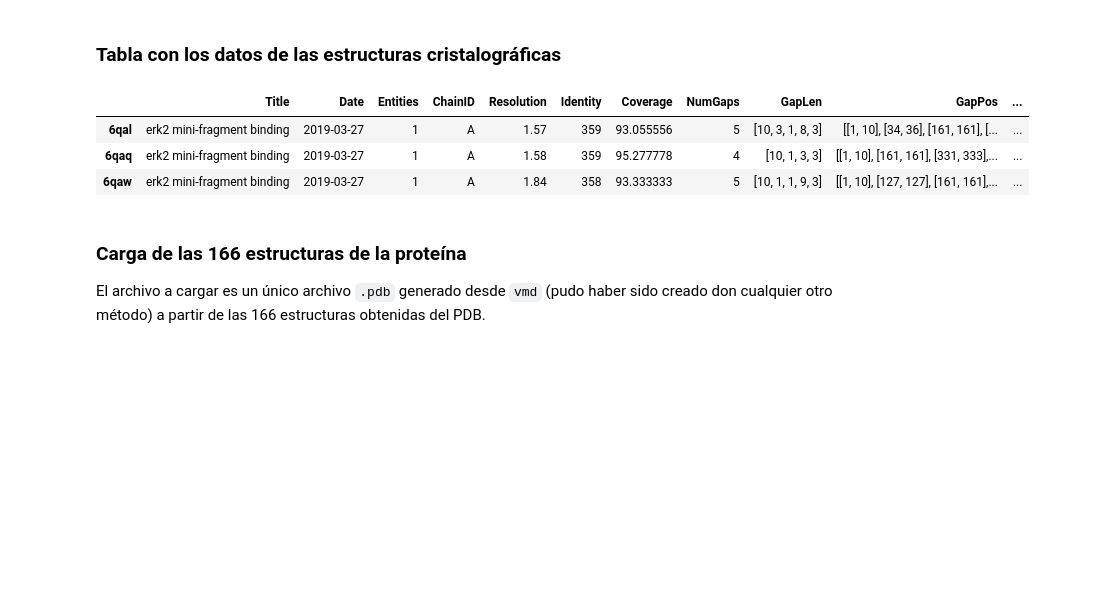
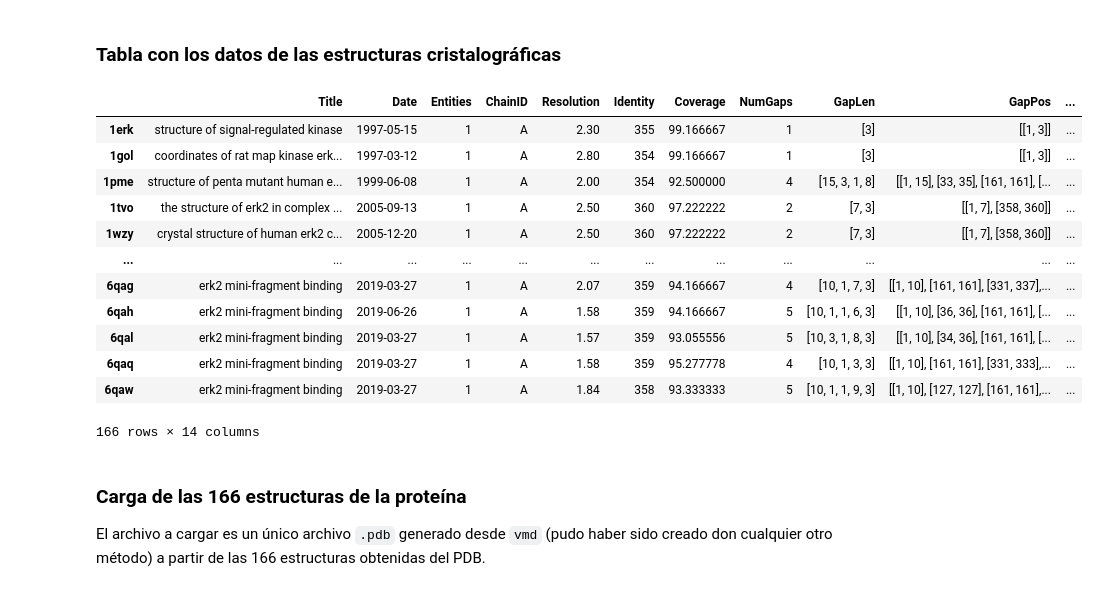
Before and after one commit to jRicciL/ERK2_notebooks, a Jupyter notebook: 3_Protein_Crystal_Ensembles/1_MDS_and_PCA_Crystal_Ensembles.ipynb, the cells around one changed output. Saved outputs shown, nothing was run; the diff lists cells and outputs as text; code cells hidden in the pictures; blank space fills up the shorter version.

```diff
--- a/3_Protein_Crystal_Ensembles/1_MDS_and_PCA_Crystal_Ensembles.ipynb
+++ b/3_Protein_Crystal_Ensembles/1_MDS_and_PCA_Crystal_Ensembles.ipynb
@@ -16,14 +16,23 @@ prot_name = 'erk2'
 # %%
 path_string_list = '../data/TABLA_MTDATA_ERK2_166_crys_LIGS_INFO.json'.split('/')
 path_to_json_file = glob.glob(os.path.join(*path_string_list))[0]
 
 df_prot = pd.read_json(path_to_json_file)
-df_prot.tail(3)
+df_prot
 # %% [output]
 |  | Title | Date | Entities | ChainID | Resolution | Identity | Coverage | NumGaps | GapLen | GapPos | ... |
+| 1erk | structure of signal-regulated kinase | 1997-05-15 | 1 | A | 2.30 | 355 | 99.166667 | 1 | [3] | [[1, 3]] | ... |
+| 1gol | coordinates of rat map kinase erk... | 1997-03-12 | 1 | A | 2.80 | 354 | 99.166667 | 1 | [3] | [[1, 3]] | ... |
+| 1pme | structure of penta mutant human e... | 1999-06-08 | 1 | A | 2.00 | 354 | 92.500000 | 4 | [15, 3, 1, 8] | [[1, 15], [33, 35], [161, 161], [... | ... |
+| 1tvo | the structure of erk2 in complex ... | 2005-09-13 | 1 | A | 2.50 | 360 | 97.222222 | 2 | [7, 3] | [[1, 7], [358, 360]] | ... |
+| 1wzy | crystal structure of human erk2 c... | 2005-12-20 | 1 | A | 2.50 | 360 | 97.222222 | 2 | [7, 3] | [[1, 7], [358, 360]] | ... |
+| ... | ... | ... | ... | ... | ... | ... | ... | ... | ... | ... | ... |
+| 6qag | erk2 mini-fragment binding | 2019-03-27 | 1 | A | 2.07 | 359 | 94.166667 | 4 | [10, 1, 7, 3] | [[1, 10], [161, 161], [331, 337],... | ... |
+| 6qah | erk2 mini-fragment binding | 2019-06-26 | 1 | A | 1.58 | 359 | 94.166667 | 5 | [10, 1, 1, 6, 3] | [[1, 10], [36, 36], [161, 161], [... | ... |
 | 6qal | erk2 mini-fragment binding | 2019-03-27 | 1 | A | 1.57 | 359 | 93.055556 | 5 | [10, 3, 1, 8, 3] | [[1, 10], [34, 36], [161, 161], [... | ... |
 | 6qaq | erk2 mini-fragment binding | 2019-03-27 | 1 | A | 1.58 | 359 | 95.277778 | 4 | [10, 1, 3, 3] | [[1, 10], [161, 161], [331, 333],... | ... |
 | 6qaw | erk2 mini-fragment binding | 2019-03-27 | 1 | A | 1.84 | 358 | 93.333333 | 5 | [10, 1, 1, 9, 3] | [[1, 10], [127, 127], [161, 161],... | ... |
+166 rows × 14 columns
 # %% [markdown]
 ### Carga de las 166 estructuras de la proteína
 El archivo a cargar es un único archivo `.pdb` generado desde `vmd` (pudo haber sido creado don cualquier otro método) a partir de las 166 estructuras obtenidas del PDB.
```
Also changed, not shown: parts of 5 cells of this notebook.
